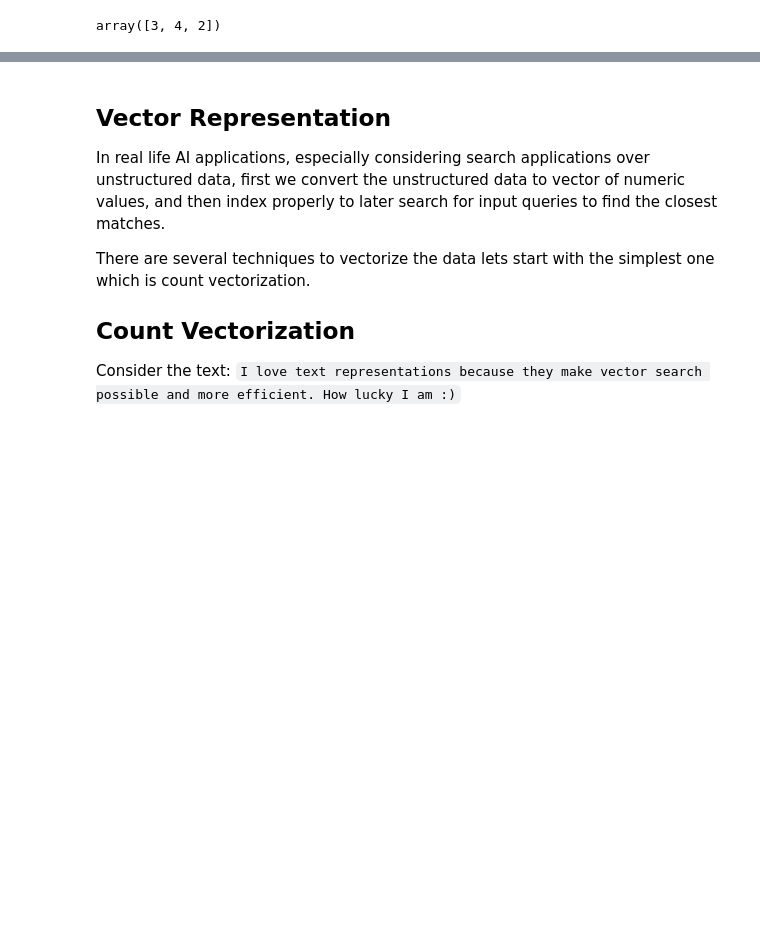
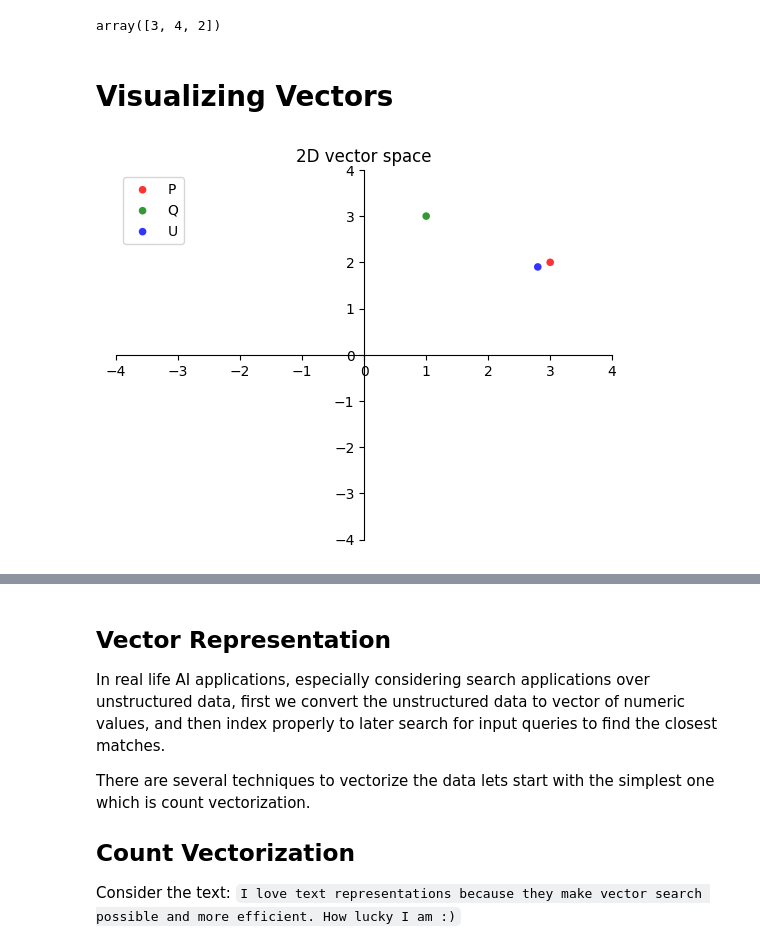
Before and after one commit to ufukhurriyetoglu/vector-normalization-for-vector-search, a Jupyter notebook: understanding_effect_of_l2_normalization_on_vector_search.ipynb, the cells around one changed output, grey strips where cells are left out. Saved outputs shown, nothing was run; the diff lists cells and outputs as text; code cells hidden in the pictures; blank space fills up the shorter version.

```diff
--- a/understanding_effect_of_l2_normalization_on_vector_search.ipynb
+++ b/understanding_effect_of_l2_normalization_on_vector_search.ipynb
@@ -24,3 +32,48 @@ Here the first of the table is the count vector:
 fruit_df.iloc[0].to_numpy()
 # %% [output]
 array([3, 4, 2])
+# %% [markdown]
+# Visualizing Vectors
+# %%
+def two_d_vector_space(reduced_dims):
+    colors = ("red", "green", "blue", "orange")
+    groups = ("P", "Q", "U", "V")
+
+    fig = plt.figure()
+    ax = fig.add_subplot(1, 1, 1)
+
+    # We need to create spines in order to have a centered axis
+    ax.spines['left'].set_position('center')
+    ax.spines['bottom'].set_position('center')
+
+    # Hide part of the border by setting colour to none
+    ax.spines['right'].set_color('none')
+    ax.spines['top'].set_color('none')
+
+    # Do not show ticks on both sides of the axis
+    ax.xaxis.set_ticks_position('bottom')
+    ax.yaxis.set_ticks_position('left')
+
+    # Set a limit so there is some room for the points
+    plt.xlim(-4, 4)
+    plt.ylim(-4, 4)
+
+    # Go through each set of points and plot them on a scatter plot
+    for data, color, group in zip(reduced_dims, colors, groups):
+        x, y = data
+        ax.scatter(x, y, alpha=0.8, c=color, edgecolors='none', s=30, label=group)
+
+    plt.title('2D vector space')
+    plt.legend(loc=2)
+    plt.show()
+
+def vector_space(a, b, c):
+    p = np.array(a)
+    q = np.array(b)
+    v = np.array(c)
+    points = np.vstack((p, q, v))
+    two_d_vector_space(points)
+# %%
+vector_space([3, 2], [1,3], [2.8, 1.9])
+# %% [output]
+[figure, added]
```
Also changed, not shown: parts of 7 cells of this notebook.
